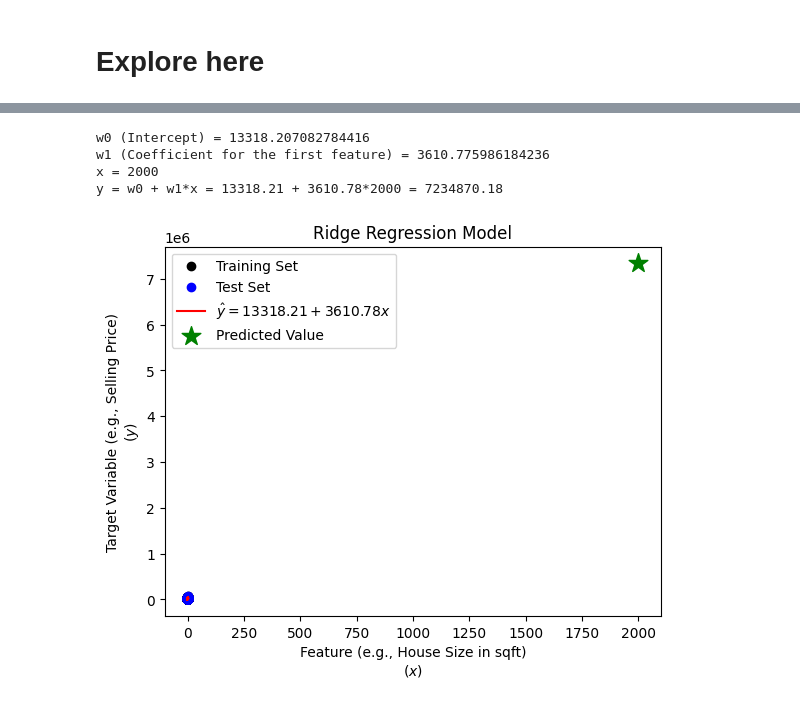
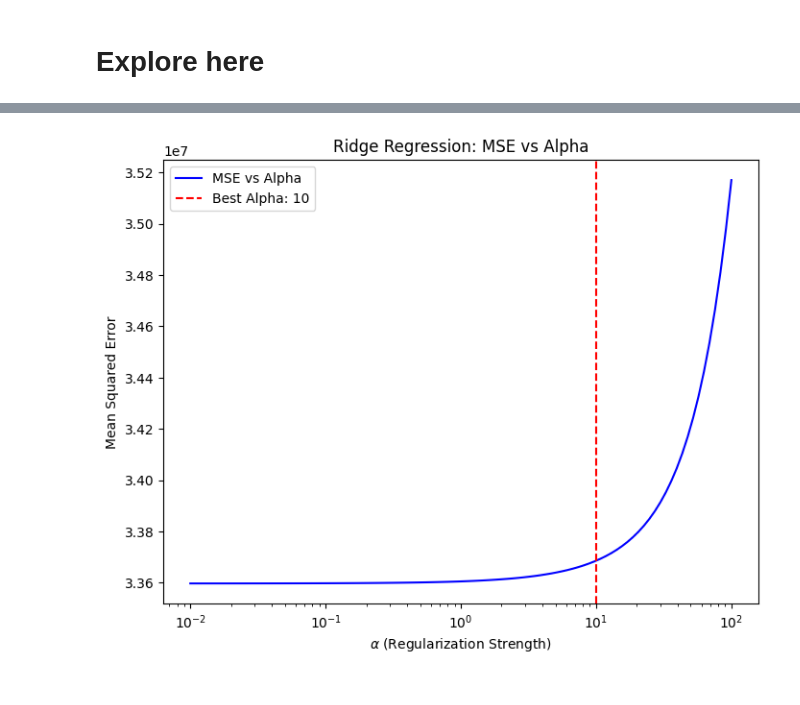
Before and after one commit to 4GeeksAcademy/tdestryk, a Jupyter notebook: src/explore.ipynb, the cells around one changed output, grey strips where cells are left out. Drawn from its saved outputs; the diff is of its cells as text; code cells hidden in the pictures.

```diff
--- a/src/explore.ipynb
+++ b/src/explore.ipynb
@@ -179,18 +3,14 @@ Name: charges, dtype: float64
 # %%
 import pandas as pd
 
-# Load the dataset
-url = 'https://raw.githubusercontent.com/4GeeksAcademy/linear-regression-project-tutorial/main/medical_insurance_cost.csv'
-df = pd.read_csv(url)
+# Replace this URL with your dataset URL or file path
+data_url = 'https://raw.githubusercontent.com/4GeeksAcademy/linear-regression-project-tutorial/main/medical_insurance_cost.csv'
 
-# Display the first few rows
-print(df.head())
+# Load the dataset into the data variable
+data = pd.read_csv(data_url)
 
-# Display dataset information
-print(df.info())
-
-# Check for missing values
-print(df.isnull().sum())
+# Verify that the data has been loaded correctly
+print(data.head())
 # %% [output]
    age     sex     bmi  children smoker     region      charges
 0   19  female  27.900         0    yes  southwest  16884.92400
@@ -712,38 +91,19 @@ We can advise the developers to list the house for: $7335682.92
-# %%
-
-x_value = 2000
-
-print(f"w0 (Intercept) = {model.intercept_}")
-print(f"w1 (Coefficient for the first feature) = {model.coef_[0]}")
-print(f"x = {x_value}")
-print(f"y = w0 + w1*x = {round(model.intercept_, 2)} + {round(model.coef_[0], 2)}*{x_value} = {round(model.intercept_ + model.coef_[0] * x_value, 2)}")
-# %% [output]
-w0 (Intercept) = 13318.207082784416
-w1 (Coefficient for the first feature) = 3610.775986184236
-x = 2000
-y = w0 + w1*x = 13318.21 + 3610.78*2000 = 7234870.18
-# %%
-import matplotlib.pyplot as plt
-
-y_hat = model.predict(np.vstack((X_train_rfe, X_test_rfe)))
-
-X_new = np.array([[2000, 3, 1, 10, 5]])
-predicted_value = model.predict(X_new)[0]
-
-
-plt.scatter(X_train_rfe[:, 0], y_train, color='black', label='Training Set')
-plt.scatter(X_test_rfe[:, 0], y_test, color='blue', label='Test Set')
-
-plt.plot(np.vstack((X_train_rfe, X_test_rfe))[:, 0], y_hat, color='red',
-         label=rf'$\hat{{y}} = {round(model.intercept_, 2)} + {round(model.coef_[0], 2)}x$')
-
-plt.scatter(X_new[0, 0], predicted_value, color='green', marker='*', s=200, zorder=5, label='Predicted Value')
-
-plt.xlabel('Feature (e.g., House Size in sqft)\n$(x)$')
-plt.ylabel('Target Variable (e.g., Selling Price)\n$(y)$')
-plt.title(f'{model.__class__.__name__} Regression Model')
-plt.legend()
-
-plt.show()
-# %% [output]
-[figure, removed]
+# %%
+import numpy as np
+import matplotlib.pyplot as plt
+
+# Ridge MSE vs Alpha
+alphas = np.logspace(-2, 2, 100)
+mse_list = [mean_squared_error(y_test, Ridge(alpha=a).fit(X_train, y_train).predict(X_test)) for a in alphas]
+
+plt.figure(figsize=(8, 6))
+plt.plot(alphas, mse_list, label='MSE vs Alpha', color='blue')
+plt.xscale('log')
+plt.xlabel(r'$\alpha$ (Regularization Strength)')
+plt.ylabel('Mean Squared Error')
+plt.title('Ridge Regression: MSE vs Alpha')
+plt.axvline(ridge_best.alpha, color='red', linestyle='--', label=f'Best Alpha: {ridge_best.alpha}')
+plt.legend()
+plt.show()
+# %% [output]
+[figure, added]
```
Also changed, not shown: parts of 29 cells of this notebook.
